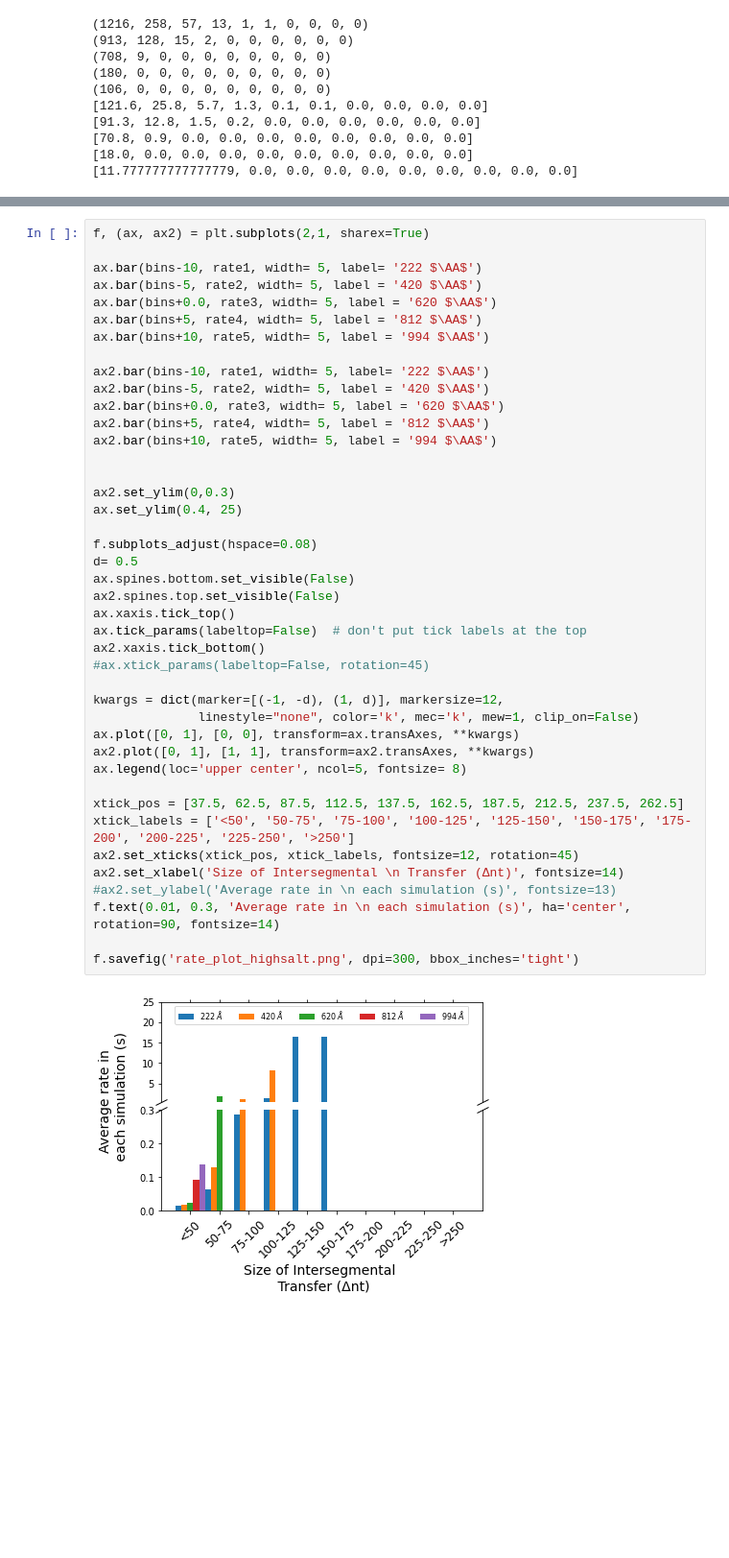
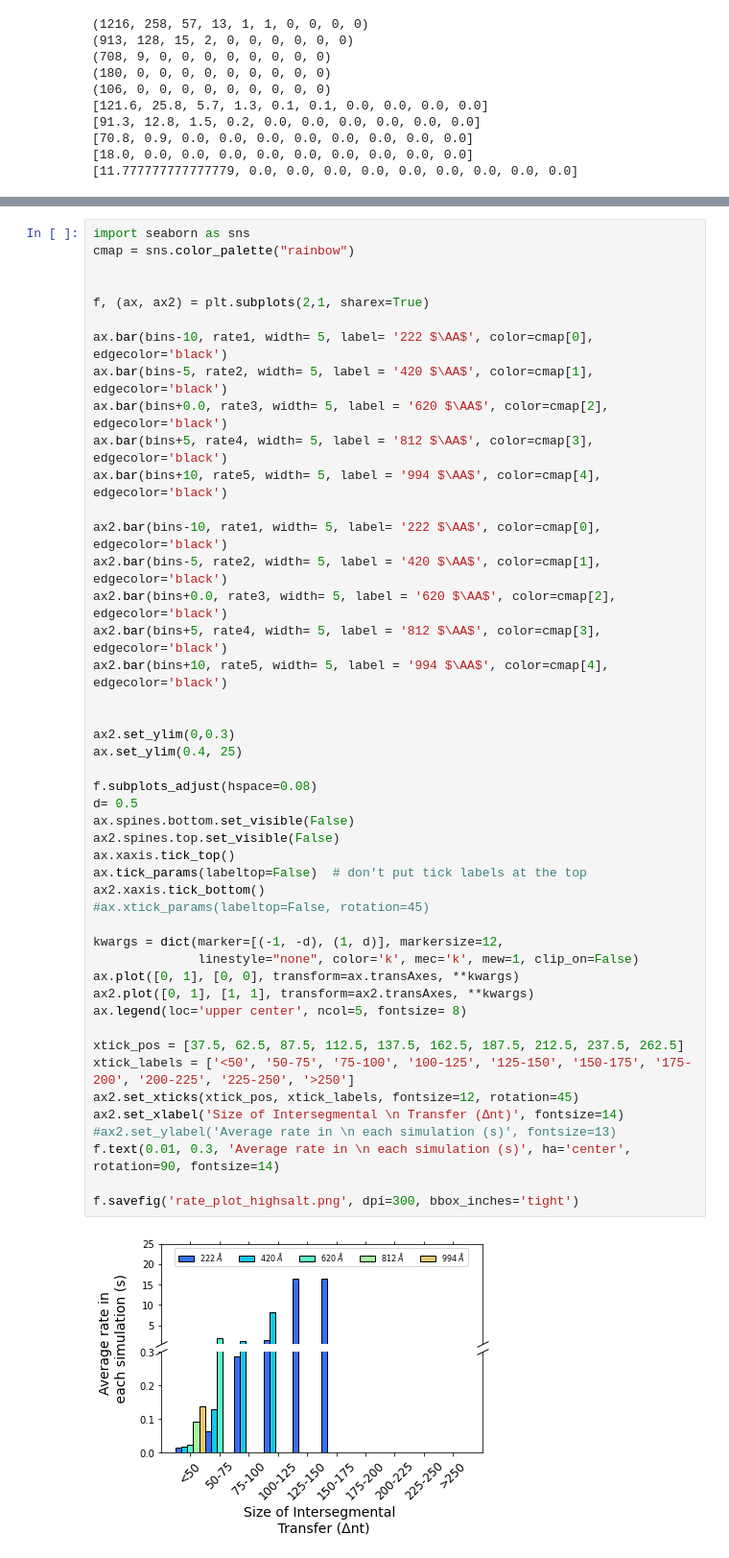
Before and after one commit to gargibiswas92/PROJECT.SSDNA.RES, a Jupyter notebook: INT.TRANSFERS/timestep_forHigh_salt.ipynb, the cells around one changed output, grey strips where cells are left out. Shown: that part at 96% size. Drawn from its saved outputs; the diff is of its cells as text; blank space fills up the shorter version.

```diff
--- a/INT.TRANSFERS/timestep_forHigh_salt.ipynb
+++ b/INT.TRANSFERS/timestep_forHigh_salt.ipynb
@@ -163,44 +165,48 @@ plt.savefig('Frequency_plot_highsalt.png', dpi=300, bbox_inches='tight')
 # %%
+import seaborn as sns
+cmap = sns.color_palette("rainbow")
+
+
 f, (ax, ax2) = plt.subplots(2,1, sharex=True)
 
-ax.bar(bins-10, rate1, width= 5, label= '222 $\AA$')
-ax.bar(bins-5, rate2, width= 5, label = '420 $\AA$')
-ax.bar(bins+0.0, rate3, width= 5, label = '620 $\AA$')
-ax.bar(bins+5, rate4, width= 5, label = '812 $\AA$')
-ax.bar(bins+10, rate5, width= 5, label = '994 $\AA$')
+ax.bar(bins-10, rate1, width= 5, label= '222 $\AA$', color=cmap[0], edgecolor='black')
+ax.bar(bins-5, rate2, width= 5, label = '420 $\AA$', color=cmap[1], edgecolor='black')
+ax.bar(bins+0.0, rate3, width= 5, label = '620 $\AA$', color=cmap[2], edgecolor='black')
+ax.bar(bins+5, rate4, width= 5, label = '812 $\AA$', color=cmap[3], edgecolor='black')
+ax.bar(bins+10, rate5, width= 5, label = '994 $\AA$', color=cmap[4], edgecolor='black')
 
-ax2.bar(bins-10, rate1, width= 5, label= '222 $\AA$')
-ax2.bar(bins-5, rate2, width= 5, label = '420 $\AA$')
-ax2.bar(bins+0.0, rate3, width= 5, label = '620 $\AA$')
-ax2.bar(bins+5, rate4, width= 5, label = '812 $\AA$')
-ax2.bar(bins+10, rate5, width= 5, label = '994 $\AA$')
+ax2.bar(bins-10, rate1, width= 5, label= '222 $\AA$', color=cmap[0], edgecolor='black')
+ax2.bar(bins-5, rate2, width= 5, label = '420 $\AA$', color=cmap[1], edgecolor='black')
+ax2.bar(bins+0.0, rate3, width= 5, label = '620 $\AA$', color=cmap[2], edgecolor='black')
+ax2.bar(bins+5, rate4, width= 5, label = '812 $\AA$', color=cmap[3], edgecolor='black')
+ax2.bar(bins+10, rate5, width= 5, label = '994 $\AA$', color=cmap[4], edgecolor='black')
 
 
 ax2.set_ylim(0,0.3)
 ax.set_ylim(0.4, 25)
 
 f.subplots_adjust(hspace=0.08)
 d= 0.5
 ax.spines.bottom.set_visible(False)
 ax2.spines.top.set_visible(False)
 ax.xaxis.tick_top()
 ax.tick_params(labeltop=False)  # don't put tick labels at the top
 ax2.xaxis.tick_bottom()
 #ax.xtick_params(labeltop=False, rotation=45)
 
 kwargs = dict(marker=[(-1, -d), (1, d)], markersize=12,
               linestyle="none", color='k', mec='k', mew=1, clip_on=False)
 ax.plot([0, 1], [0, 0], transform=ax.transAxes, **kwargs)
 ax2.plot([0, 1], [1, 1], transform=ax2.transAxes, **kwargs)
 ax.legend(loc='upper center', ncol=5, fontsize= 8)
 
 xtick_pos = [37.5, 62.5, 87.5, 112.5, 137.5, 162.5, 187.5, 212.5, 237.5, 262.5]
 xtick_labels = ['<50', '50-75', '75-100', '100-125', '125-150', '150-175', '175-200', '200-225', '225-250', '>250']
 ax2.set_xticks(xtick_pos, xtick_labels, fontsize=12, rotation=45)
 ax2.set_xlabel('Size of Intersegmental \n Transfer (Δnt)', fontsize=14)
 #ax2.set_ylabel('Average rate in \n each simulation (s)', fontsize=13)
 f.text(0.01, 0.3, 'Average rate in \n each simulation (s)', ha='center', rotation=90, fontsize=14)
 
 f.savefig('rate_plot_highsalt.png', dpi=300, bbox_inches='tight')
 # %% [output]
-[figure, old version]
+[figure, new version]
```
Also changed, not shown: parts of 1 cell of this notebook, 5 other files.
